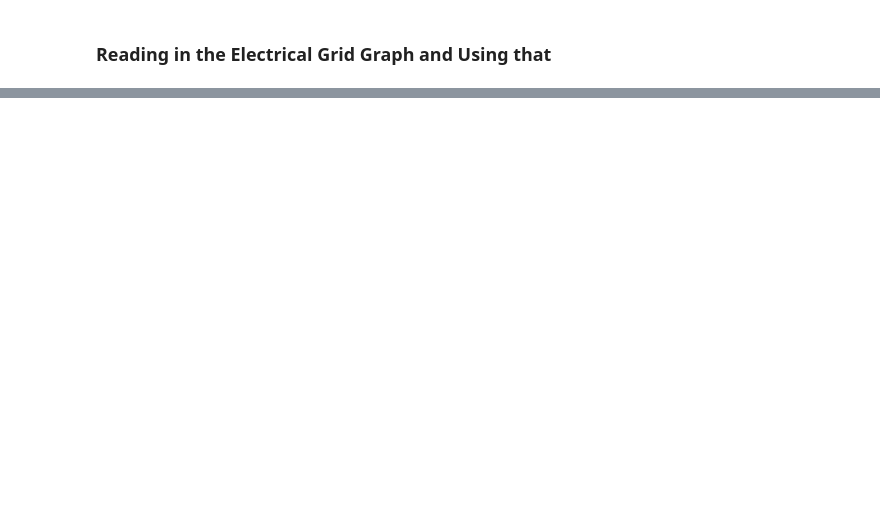
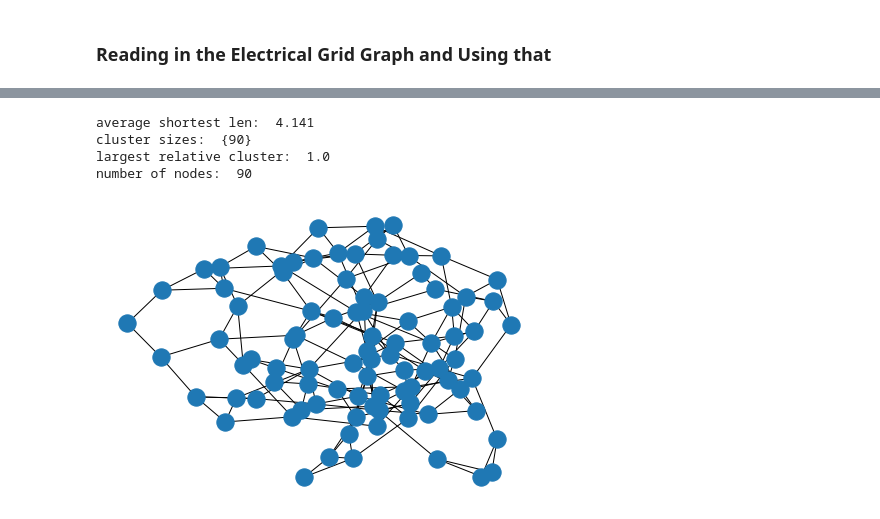
Before and after one commit to davidt315/complex_graph_robustness, a Jupyter notebook: code/Analyzing Robustness in Complex Networks.ipynb, the cells around one changed output, grey strips where cells are left out. Saved outputs shown, nothing was run; the diff lists cells and outputs as text; code cells hidden in the pictures; blank space fills up the shorter version.

```diff
--- a/code/Analyzing Robustness in Complex Networks.ipynb
+++ b/code/Analyzing Robustness in Complex Networks.ipynb
@@ -37,0 +106,13 @@ Graph with 4941 nodes and 6594 edges
+# %%
+random_attack(WS, 10)
+nx.draw(WS)
+print("average shortest len: ", average_shortest_length(WS))
+print("cluster sizes: ", cluster_size(WS))
+print("largest relative cluster: ", largest_cluster(WS))
+print("number of nodes: ", len(WS.nodes()))
+# %% [output]
+average shortest len:  4.141
+cluster sizes:  {90}
+largest relative cluster:  1.0
+number of nodes:  90
+[figure, added]
```
Also changed, not shown: parts of 8 cells of this notebook, 1 other file.
